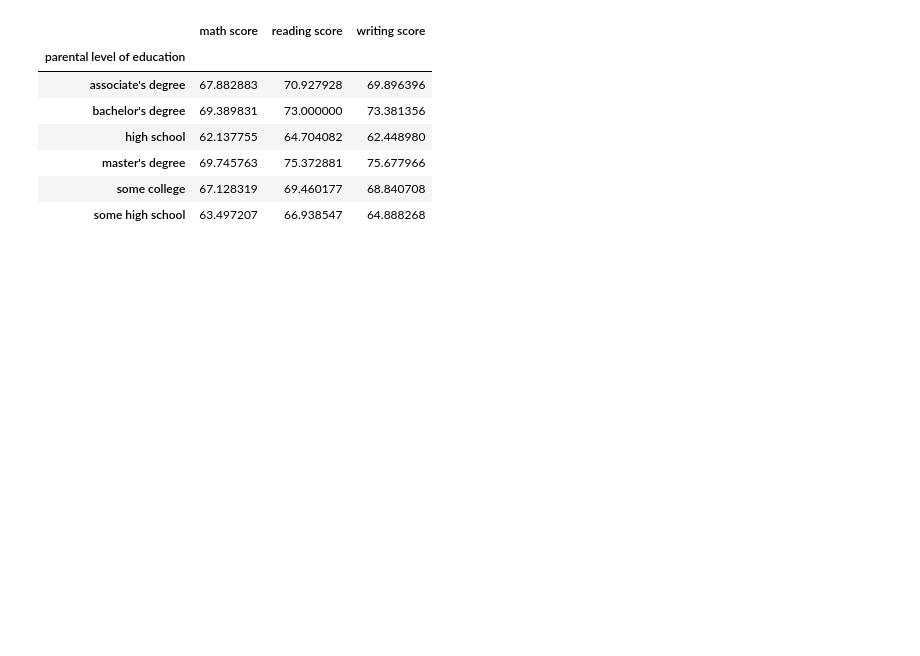
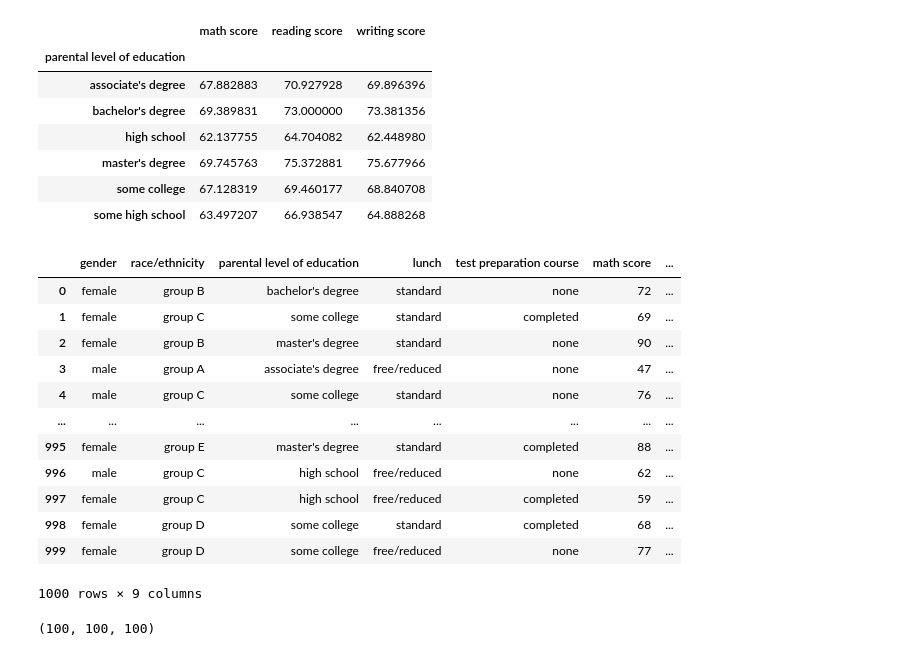
Before and after one commit to AkosGit/BEVADAT2022232, a Jupyter notebook: HAZI/HAZI04/HAZI04.ipynb, the cells around one changed output. Drawn from its saved outputs; the diff is of its cells as text; code cells hidden in the pictures; blank space fills up the shorter version.

```diff
--- a/HAZI/HAZI04/HAZI04.ipynb
+++ b/HAZI/HAZI04/HAZI04.ipynb
@@ -138,6 +138,24 @@ függvény neve: add_age
 # %%
 def add_age(df_data:pd.DataFrame):
     new_df = df.copy()
+    np.random.seed(42)
+    new_df["age"]=np.random.randint(18,66)
+    return new_df
+add_age(df)
+# %% [output]
+|  | gender | race/ethnicity | parental level of education | lunch | test preparation course | math score | ... |
+| 0 | female | group B | bachelor's degree | standard | none | 72 | ... |
+| 1 | female | group C | some college | standard | completed | 69 | ... |
+| 2 | female | group B | master's degree | standard | none | 90 | ... |
+| 3 | male | group A | associate's degree | free/reduced | none | 47 | ... |
+| 4 | male | group C | some college | standard | none | 76 | ... |
+| ... | ... | ... | ... | ... | ... | ... | ... |
+| 995 | female | group E | master's degree | standard | completed | 88 | ... |
+| 996 | male | group C | high school | free/reduced | none | 62 | ... |
+| 997 | female | group C | high school | free/reduced | completed | 59 | ... |
+| 998 | female | group D | some college | standard | completed | 68 | ... |
+| 999 | female | group D | some college | free/reduced | none | 77 | ... |
+1000 rows × 9 columns
 # %%
 '''
 Készíts egy függvényt, ami vissza adja a legjobb teljesítményt elérő női diák pontszámait.
@@ -147,6 +165,15 @@ Egy példa a kimenetre: (99,99,99) #math score, reading score, writing score
 return type: tuple
 függvény neve: female_top_score
 '''
+# %%
+def female_top_score(df_data:pd.DataFrame):
+    new_df = df.copy()
+    new_df['avg']=new_df['math score']+new_df['reading score']+new_df['writing score']
+    b=new_df.sort_values("avg").tail(1)
+    return (b['math score'].values[0],b['reading score'].values[0],b['writing score'].values[0])
+female_top_score(df)
+# %% [output]
+(100, 100, 100)
 # %%
 '''
 Készíts egy függvényt, ami a bementeti Dataframet kiegészíti egy 'grade' oszloppal.
```
Also changed, not shown: parts of 4 cells of this notebook, 3 other files.
